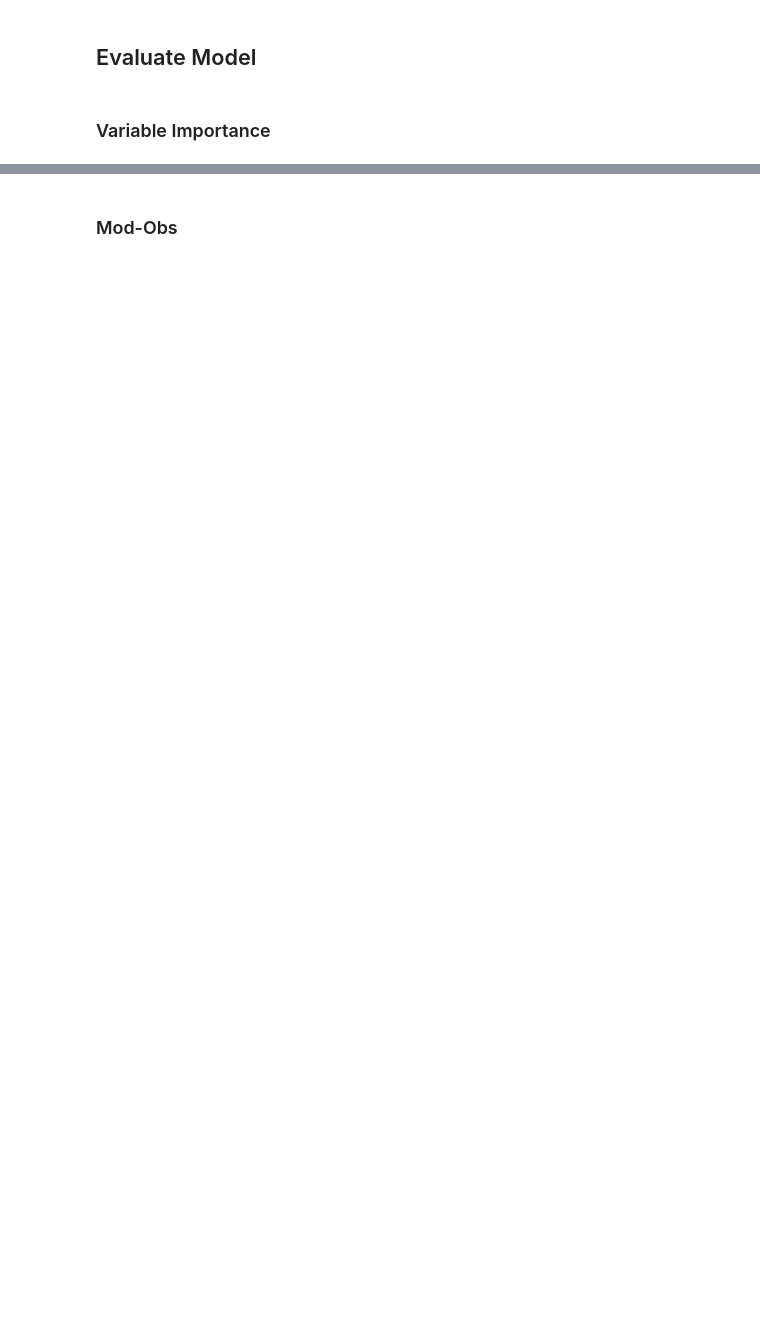
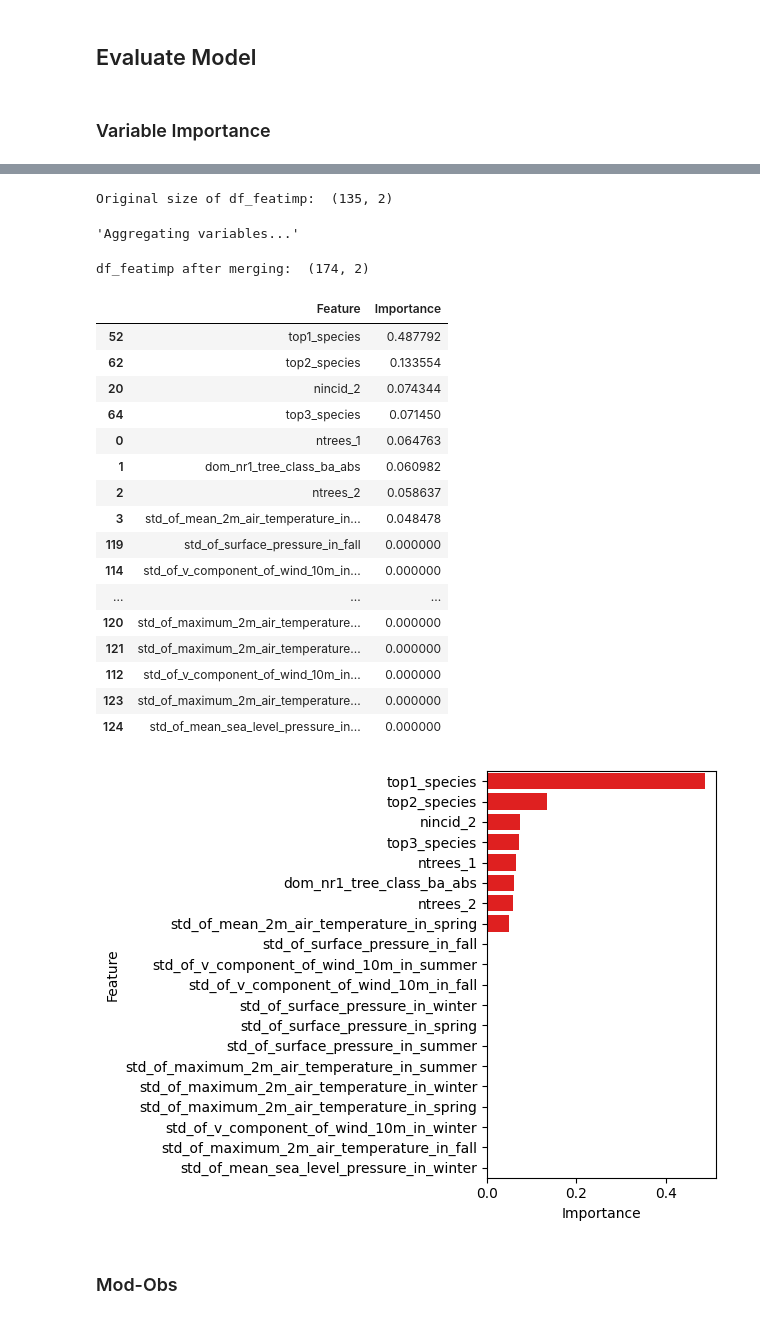
Before and after one commit to padasch/ifn_analysis, a Jupyter notebook: python/04_run_ml_models/run_random_forest.ipynb, the cells around one changed output, grey strips where cells are left out. Drawn from its saved outputs; the diff is of its cells as text; code cells hidden in the pictures; blank space fills up the shorter version.

```diff
--- a/python/04_run_ml_models/run_random_forest.ipynb
+++ b/python/04_run_ml_models/run_random_forest.ipynb
@@ -830,5 +951,5 @@ with open(file_path, "w") as file:
 # %%
 # Get dataset from above
-rf_data_raw = nfi_at_location_level.copy()
+rf_data_raw = nfi_at_location_level_with_gee.copy()
 print("Shape of rf_data_raw:", rf_data_raw.shape)
 # %% [output]
@@ -1492,3 +2461,29 @@ Merged 51 vars into top3_species containing: ['top3_species_none', 'top3_species
+# %%
+a, b = show_top_predictors(
+    X_train_fin, Xy_for_refcv.columns.to_list(), rf_best, with_aggregation=True
+)
+# %% [output]
+Original size of df_featimp:  (135, 2)
+'Aggregating variables...'
+df_featimp after merging:  (174, 2)
+|  | Feature | Importance |
+| 52 | top1_species | 0.487792 |
+| 62 | top2_species | 0.133554 |
+| 20 | nincid_2 | 0.074344 |
+| 64 | top3_species | 0.071450 |
+| 0 | ntrees_1 | 0.064763 |
+| 1 | dom_nr1_tree_class_ba_abs | 0.060982 |
+| 2 | ntrees_2 | 0.058637 |
+| 3 | std_of_mean_2m_air_temperature_in... | 0.048478 |
+| 119 | std_of_surface_pressure_in_fall | 0.000000 |
+| 114 | std_of_v_component_of_wind_10m_in... | 0.000000 |
+| ... | ... | ... |
+| 120 | std_of_maximum_2m_air_temperature... | 0.000000 |
+| 121 | std_of_maximum_2m_air_temperature... | 0.000000 |
+| 112 | std_of_v_component_of_wind_10m_in... | 0.000000 |
+| 123 | std_of_maximum_2m_air_temperature... | 0.000000 |
+| 124 | std_of_mean_sea_level_pressure_in... | 0.000000 |
+[figure, added]
 # %% [markdown]
 ### Mod-Obs
 # %%
```
Also changed, not shown: parts of 72 cells of this notebook.
